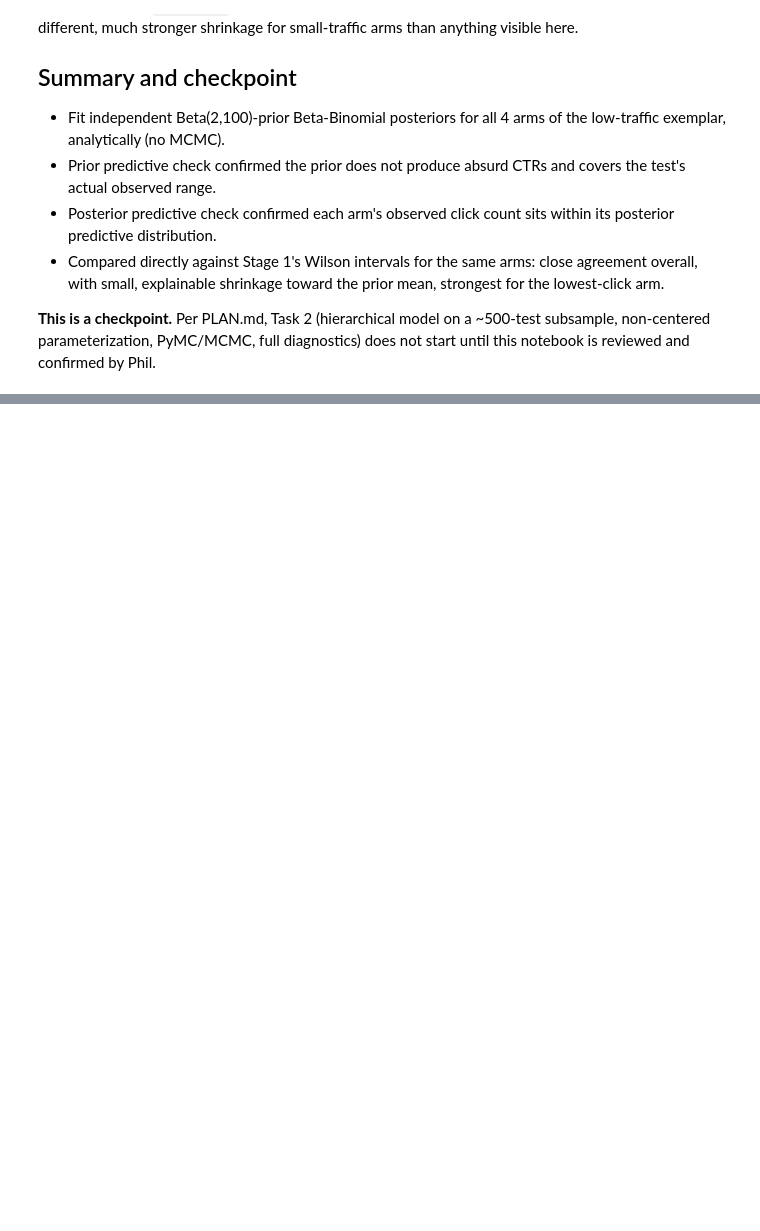
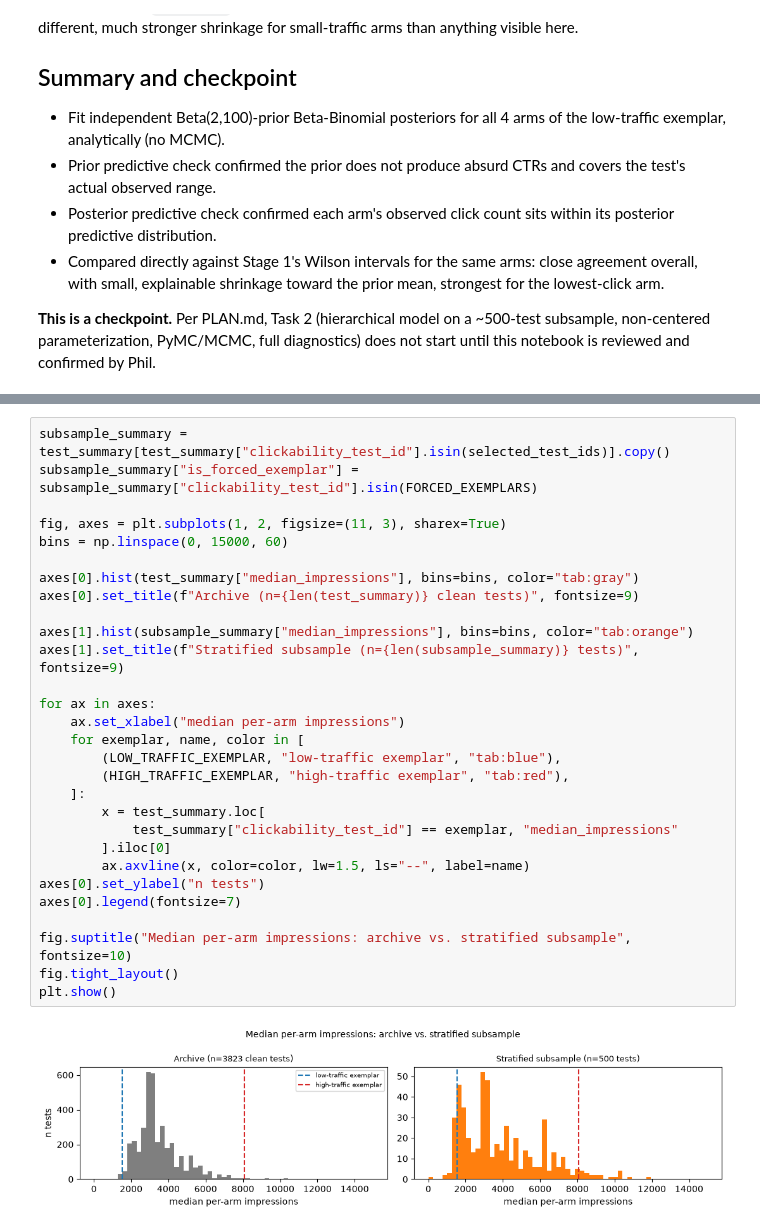
Before and after one commit to pmacias/clickworthy, a Jupyter notebook: notebooks/03_hierarchical_bayes.ipynb, the cells around one changed output, grey strips where cells are left out. Drawn from its saved outputs; the diff is of its cells as text; blank space fills up the shorter version.

```diff
--- a/notebooks/03_hierarchical_bayes.ipynb
+++ b/notebooks/03_hierarchical_bayes.ipynb
@@ -233,0 +359,31 @@ plt.show()
+# %%
+subsample_summary = test_summary[test_summary["clickability_test_id"].isin(selected_test_ids)].copy()
+subsample_summary["is_forced_exemplar"] = subsample_summary["clickability_test_id"].isin(FORCED_EXEMPLARS)
+
+fig, axes = plt.subplots(1, 2, figsize=(11, 3), sharex=True)
+bins = np.linspace(0, 15000, 60)
+
+axes[0].hist(test_summary["median_impressions"], bins=bins, color="tab:gray")
+axes[0].set_title(f"Archive (n={len(test_summary)} clean tests)", fontsize=9)
+
+axes[1].hist(subsample_summary["median_impressions"], bins=bins, color="tab:orange")
+axes[1].set_title(f"Stratified subsample (n={len(subsample_summary)} tests)", fontsize=9)
+
+for ax in axes:
+    ax.set_xlabel("median per-arm impressions")
+    for exemplar, name, color in [
+        (LOW_TRAFFIC_EXEMPLAR, "low-traffic exemplar", "tab:blue"),
+        (HIGH_TRAFFIC_EXEMPLAR, "high-traffic exemplar", "tab:red"),
+    ]:
+        x = test_summary.loc[
+            test_summary["clickability_test_id"] == exemplar, "median_impressions"
+        ].iloc[0]
+        ax.axvline(x, color=color, lw=1.5, ls="--", label=name)
+axes[0].set_ylabel("n tests")
+axes[0].legend(fontsize=7)
+
+fig.suptitle("Median per-arm impressions: archive vs. stratified subsample", fontsize=10)
+fig.tight_layout()
+plt.show()
+# %% [output]
+[figure, added]
```
Also changed, not shown: parts of 31 cells of this notebook, 4 other files.
